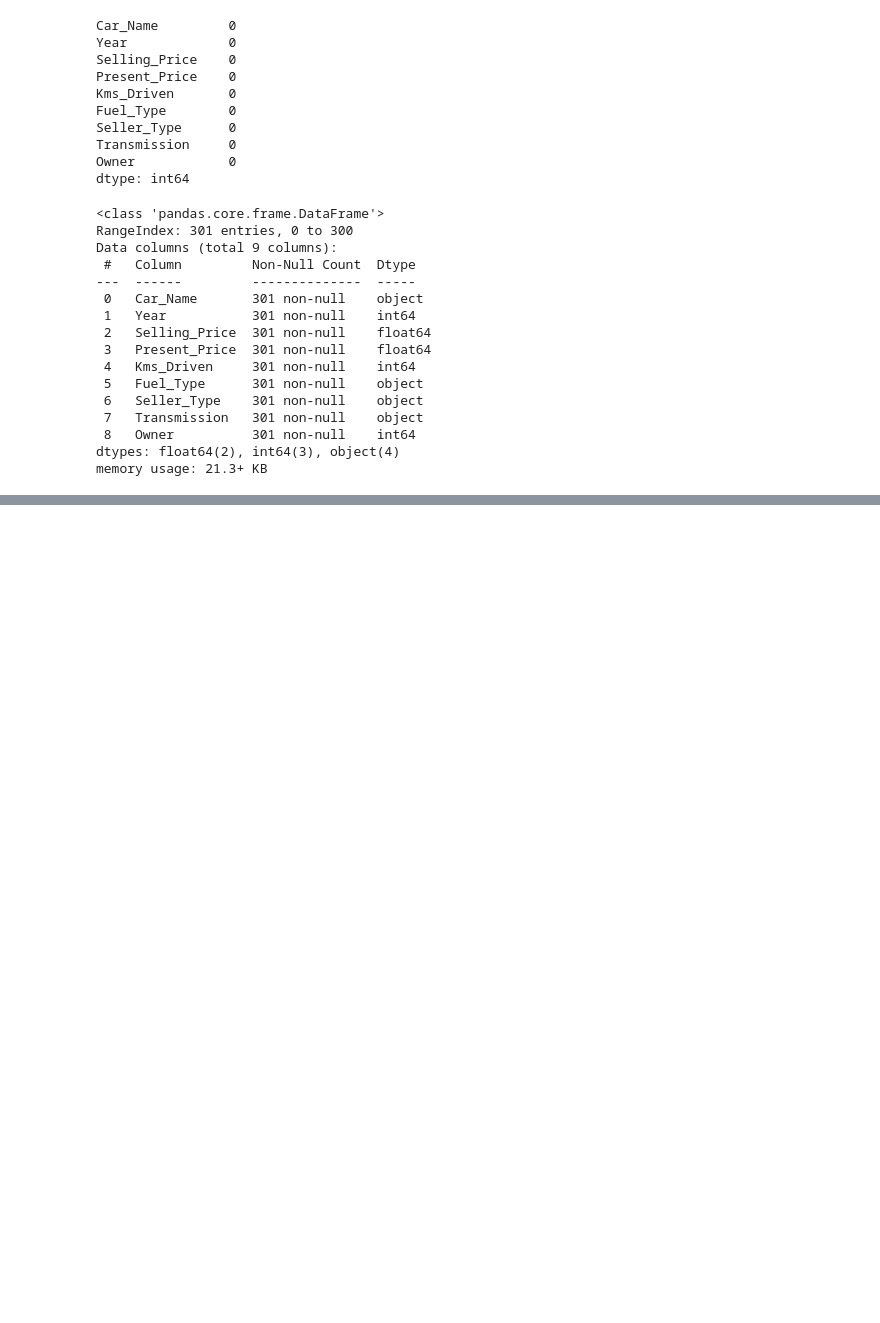
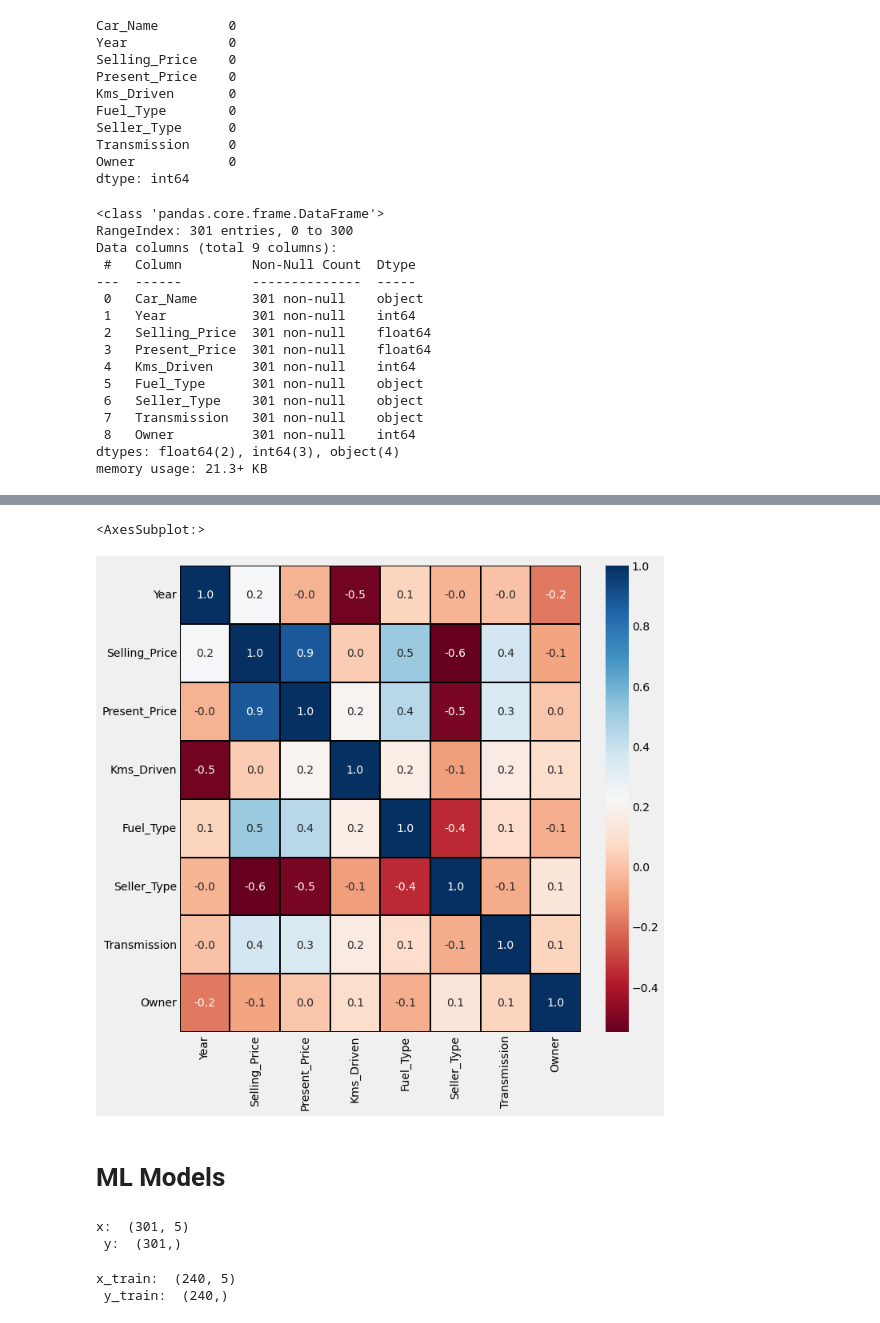
Before and after one commit to danielrodriguez007/Data_Analysis, a Jupyter notebook: Vehicle.ipynb, the cells around one changed output, grey strips where cells are left out. Drawn from its saved outputs; the diff is of its cells as text; code cells hidden in the pictures; blank space fills up the shorter version.

Commit message:
ML Models

```diff
--- a/Vehicle.ipynb
+++ b/Vehicle.ipynb
@@ -93,3 +93,11 @@ Text(0, 0.5, 'USD')
 data['Fuel_Type'] = data['Fuel_Type'].map({'Petrol':0,'Diesel':1,'CNG':2})
 data['Seller_Type'] = data['Seller_Type'].map({'Dealer':0,'Individual':1})
 data['Transmission'] = data['Transmission'].map({'Manual':0,'Automatic':1})
+# %%
+plt.figure(figsize=(10,10))
+sns.heatmap(data.corr(), linecolor='black', linewidths=2, annot=True,fmt=".1f", cmap='RdBu')
+# %% [output]
+<AxesSubplot:>
+[figure, added]
+# %% [markdown]
+# **ML Models**
@@ -95,0 +107,5 @@ data['Transmission'] = data['Transmission'].map({'Manual':0,'Automatic':1})
+# %%
+print('x: ', x.shape,'\n','y: ',y.shape)
+# %% [output]
+x:  (301, 5)
+ y:  (301,)
@@ -95,0 +118,5 @@ data['Transmission'] = data['Transmission'].map({'Manual':0,'Automatic':1})
+# %%
+print('x_train: ', x_train.shape,'\n','y_train: ',y_train.shape)
+# %% [output]
+x_train:  (240, 5)
+ y_train:  (240,)
```
Also changed, not shown: parts of 11 cells of this notebook.
